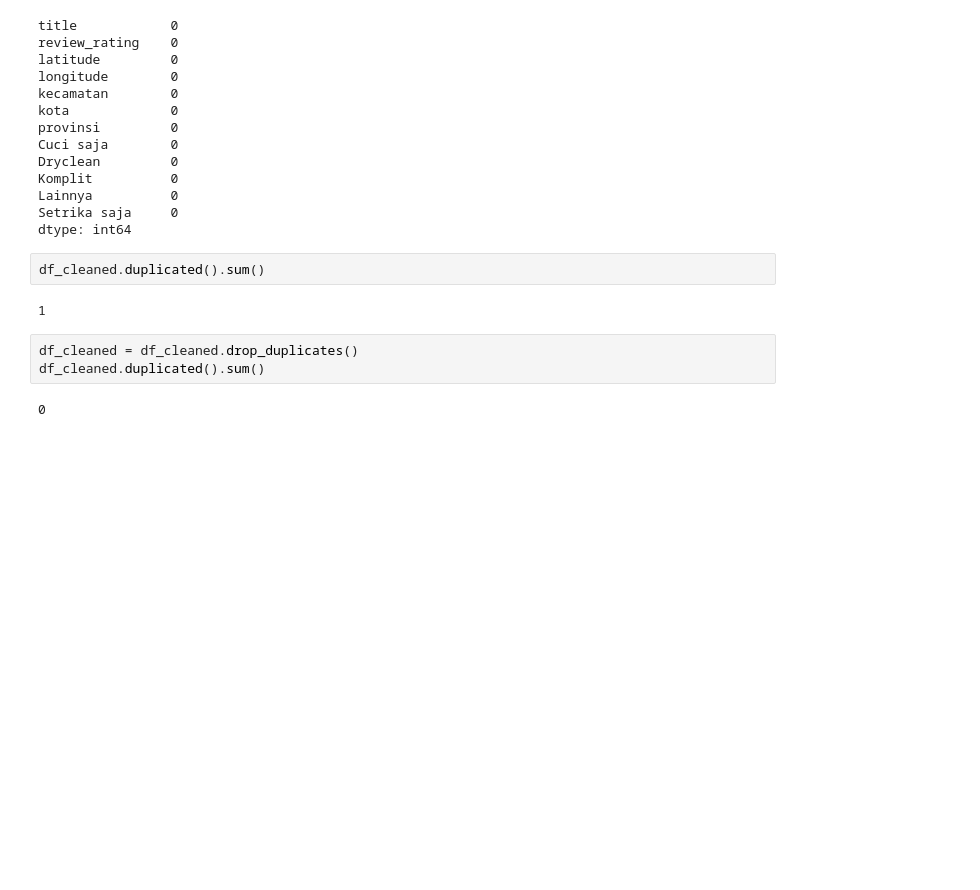
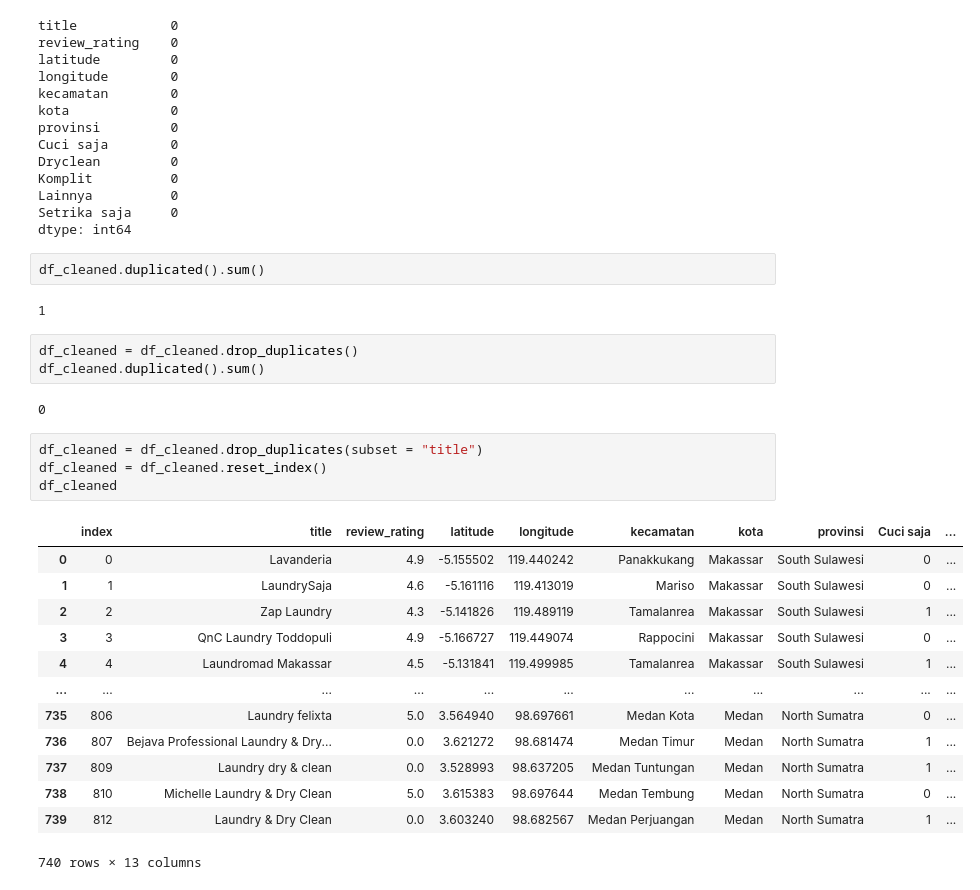
Before and after one commit to C23-PS210-Londri-App/ML-Repository, a Jupyter notebook: Capstone_Final.ipynb, the cells around one changed output. Saved outputs shown, nothing was run; the diff lists cells and outputs as text; blank space fills up the shorter version.

```diff
--- a/Capstone_Final.ipynb
+++ b/Capstone_Final.ipynb
@@ -76,3 +77,21 @@ df_cleaned = df_cleaned.drop_duplicates()
 df_cleaned.duplicated().sum()
 # %% [output]
 0
+# %%
+df_cleaned = df_cleaned.drop_duplicates(subset = "title")
+df_cleaned = df_cleaned.reset_index()
+df_cleaned
+# %% [output]
+|  | index | title | review_rating | latitude | longitude | kecamatan | kota | provinsi | Cuci saja | ... |
+| 0 | 0 | Lavanderia | 4.9 | -5.155502 | 119.440242 | Panakkukang | Makassar | South Sulawesi | 0 | ... |
+| 1 | 1 | LaundrySaja | 4.6 | -5.161116 | 119.413019 | Mariso | Makassar | South Sulawesi | 0 | ... |
+| 2 | 2 | Zap Laundry | 4.3 | -5.141826 | 119.489119 | Tamalanrea | Makassar | South Sulawesi | 1 | ... |
+| 3 | 3 | QnC Laundry Toddopuli | 4.9 | -5.166727 | 119.449074 | Rappocini | Makassar | South Sulawesi | 0 | ... |
+| 4 | 4 | Laundromad Makassar | 4.5 | -5.131841 | 119.499985 | Tamalanrea | Makassar | South Sulawesi | 1 | ... |
+| ... | ... | ... | ... | ... | ... | ... | ... | ... | ... | ... |
+| 735 | 806 | Laundry felixta | 5.0 | 3.564940 | 98.697661 | Medan Kota | Medan | North Sumatra | 0 | ... |
+| 736 | 807 | Bejava Professional Laundry & Dry... | 0.0 | 3.621272 | 98.681474 | Medan Timur | Medan | North Sumatra | 1 | ... |
+| 737 | 809 | Laundry dry & clean | 0.0 | 3.528993 | 98.637205 | Medan Tuntungan | Medan | North Sumatra | 1 | ... |
+| 738 | 810 | Michelle Laundry & Dry Clean | 5.0 | 3.615383 | 98.697644 | Medan Tembung | Medan | North Sumatra | 0 | ... |
+| 739 | 812 | Laundry & Dry Clean | 0.0 | 3.603240 | 98.682567 | Medan Perjuangan | Medan | North Sumatra | 1 | ... |
+740 rows × 13 columns
```
Also changed, not shown: parts of 35 cells of this notebook.
